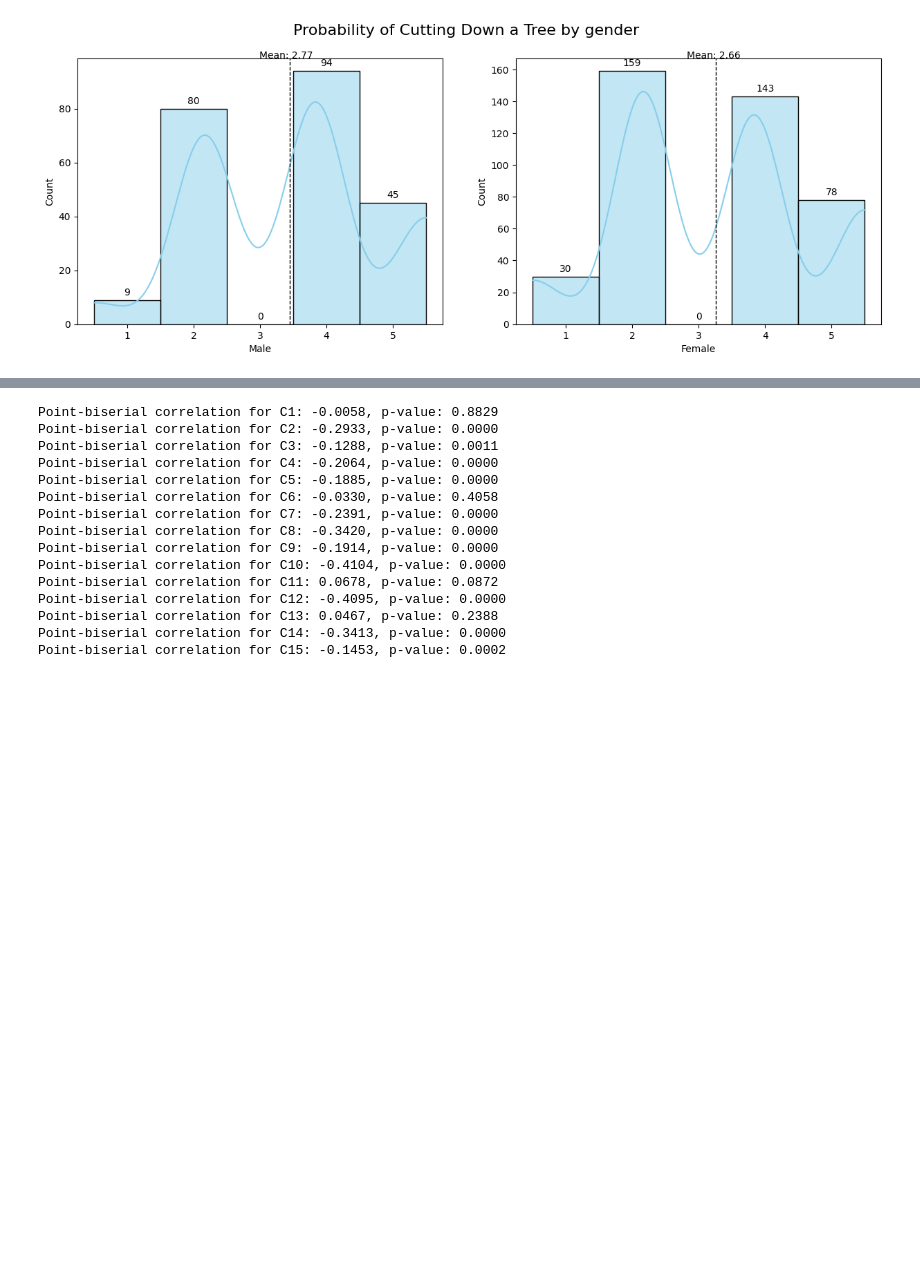
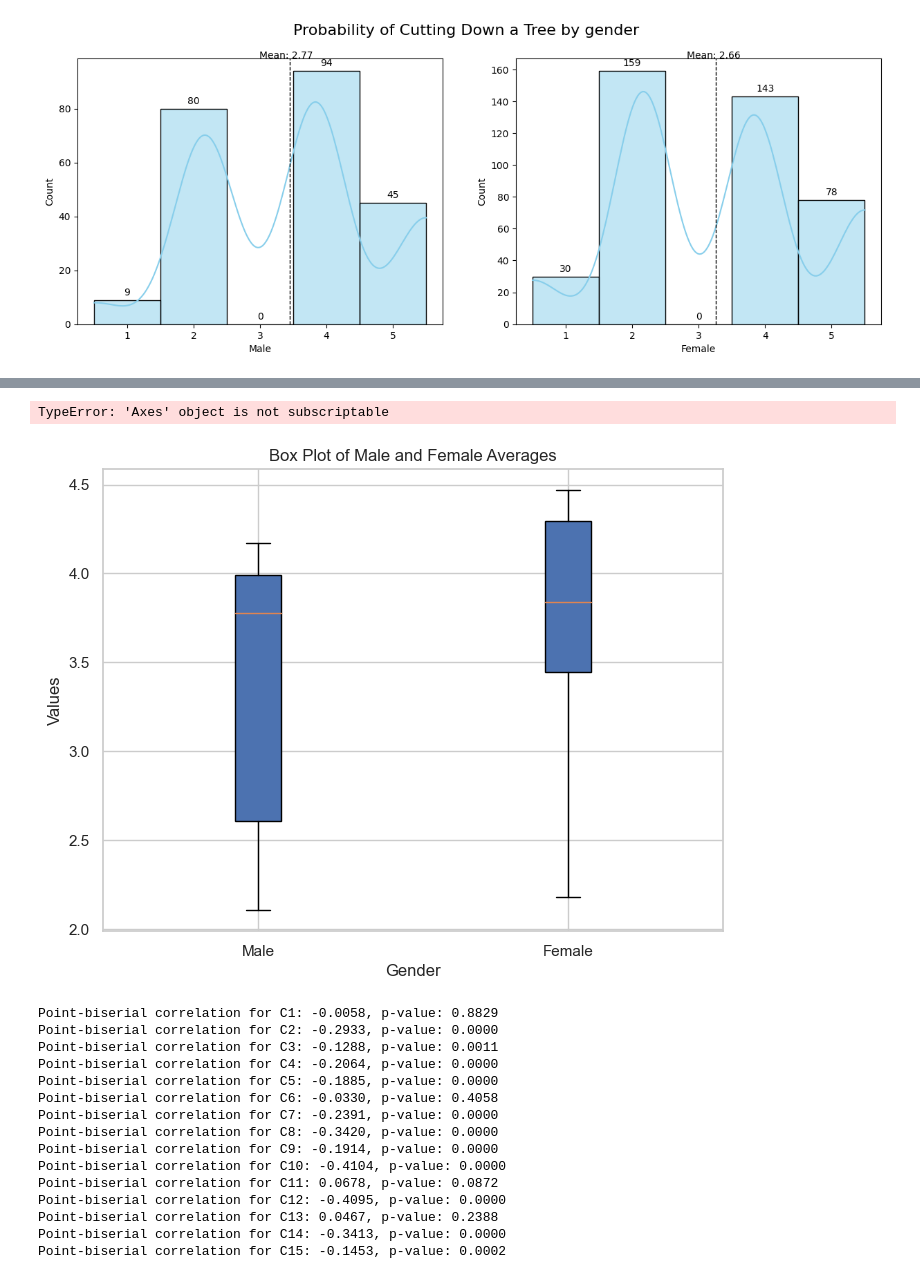
Before and after one commit to Kafrawy31/Data-Science-CW, a Jupyter notebook: main.ipynb, the cells around one changed output, grey strips where cells are left out. Cells and saved outputs as stored; diff of their text form; code cells hidden in the pictures; blank space fills up the shorter version.

```diff
--- a/main.ipynb
+++ b/main.ipynb
@@ -152,3 +181,27 @@ Difference:  0.2557766367137351
+# %%
+
+# Combine the data into a list of lists for boxplot
+data = [male_means, female_means]
+
+# Create a boxplot
+fig, ax = plt.subplots(figsize=(8, 6))
+boxes = ax.boxplot(data, labels=['Male', 'Female'], vert=True, patch_artist=True)
+
+# Add labels and title
+ax.set_xlabel('Gender')
+ax.set_ylabel('Values')
+ax.set_title('Box Plot of Male and Female Averages')
+
+# Customize colors if needed
+colors = ['blue', 'pink']
+for box, color in zip(boxes['boxes'], colors):
+    box.set_facecolor(color)
+
+# Show the plot
+plt.show()
+# %% [output]
+TypeError: 'Axes' object is not subscriptable
+[figure, added]
 # %%
 #Change male and female into binary integers to preform point biserial correlations
 data['A2'] = data['A2'].replace({'Male':1, 'Female':0})
```
Also changed, not shown: parts of 5 cells of this notebook.
